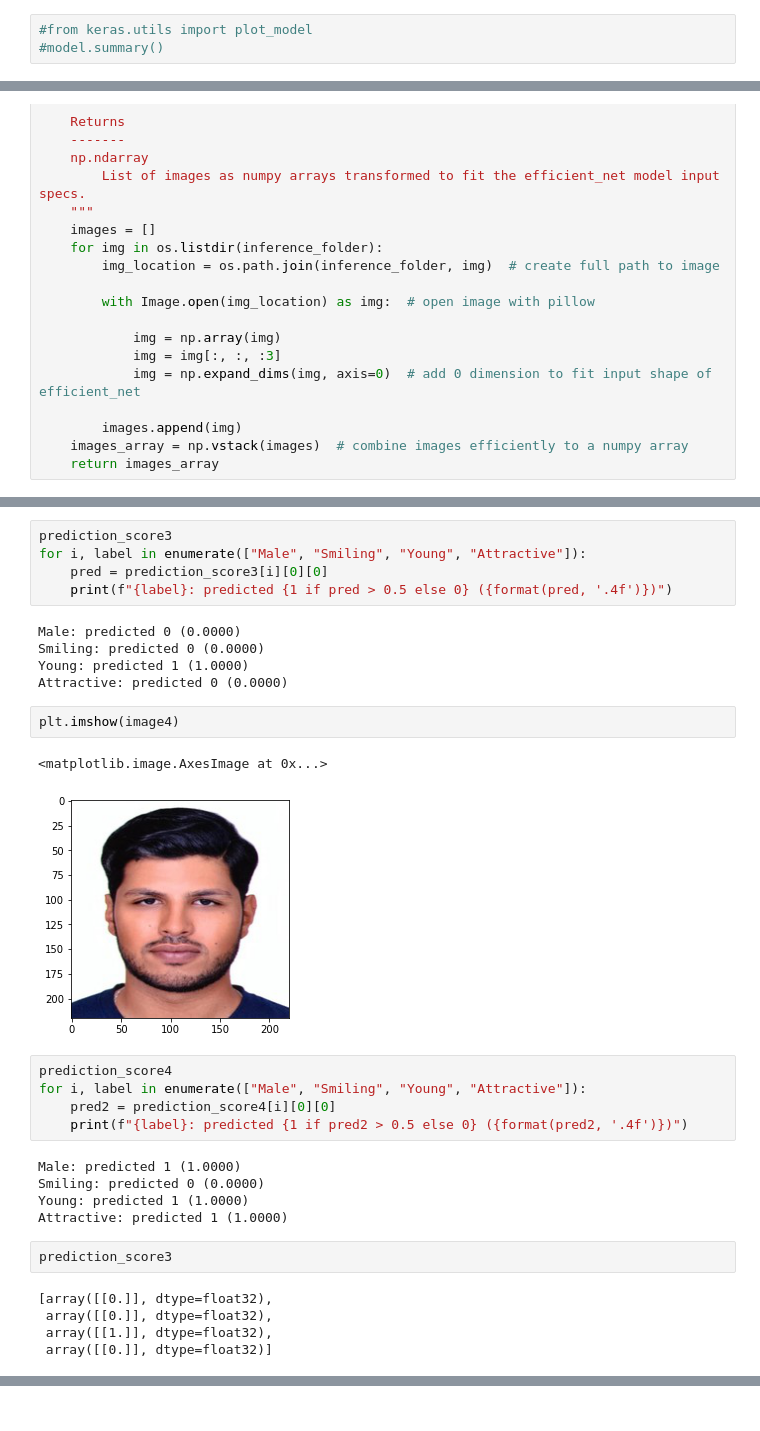
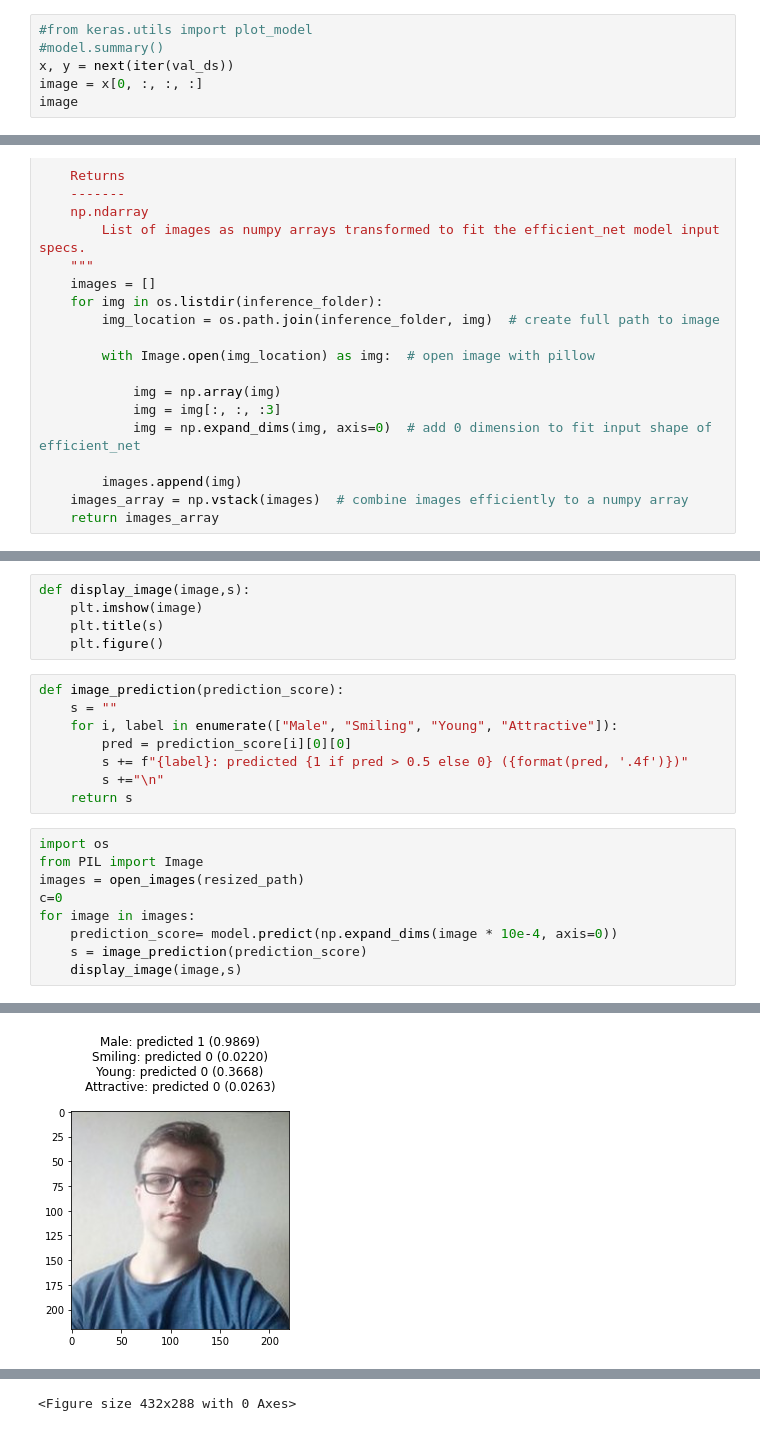
Before and after one commit to Wissem0/Projet-Integrateur-Classification-d-images, a Jupyter notebook: CNN example/4_labels_working.ipynb, the cells around one changed output, grey strips where cells are left out. Drawn from its saved outputs; the diff is of its cells as text.

```diff
--- a/CNN example/4_labels_working.ipynb
+++ b/CNN example/4_labels_working.ipynb
@@ -199,3 +211,6 @@ Attractive: actual 1, predicted 1 (0.6584)
 # %%
 #from keras.utils import plot_model
 #model.summary()
+x, y = next(iter(val_ds))
+image = x[0, :, :, :]
+image
@@ -272,32 +286,23 @@ AttributeError: module 'numpy' has no attribute 'expana_dims'
+# %%
+def display_image(image,s):
+    plt.imshow(image)
+    plt.title(s)
+    plt.figure()
 # %%
-prediction_score3
-for i, label in enumerate(["Male", "Smiling", "Young", "Attractive"]):
-    pred = prediction_score3[i][0][0]
-    print(f"{label}: predicted {1 if pred > 0.5 else 0} ({format(pred, '.4f')})")
+def image_prediction(prediction_score):
+    s = ""
+    for i, label in enumerate(["Male", "Smiling", "Young", "Attractive"]):
+        pred = prediction_score[i][0][0]
+        s += f"{label}: predicted {1 if pred > 0.5 else 0} ({format(pred, '.4f')})"
+        s +="\n"
+    return s
-# %% [output]
-Male: predicted 0 (0.0000)
-Smiling: predicted 0 (0.0000)
-Young: predicted 1 (1.0000)
-Attractive: predicted 0 (0.0000)
-# %%
-plt.imshow(image4)
-# %% [output]
-<matplotlib.image.AxesImage at 0x...>
-[figure, removed]
-# %%
-prediction_score4
-for i, label in enumerate(["Male", "Smiling", "Young", "Attractive"]):
-    pred2 = prediction_score4[i][0][0]
-    print(f"{label}: predicted {1 if pred2 > 0.5 else 0} ({format(pred2, '.4f')})")
-# %% [output]
-Male: predicted 1 (1.0000)
-Smiling: predicted 0 (0.0000)
-Young: predicted 1 (1.0000)
-Attractive: predicted 1 (1.0000)
-# %%
-prediction_score3
-# %% [output]
-[array([[0.]], dtype=float32),
- array([[0.]], dtype=float32),
- array([[1.]], dtype=float32),
- array([[0.]], dtype=float32)]
+# %%
+import os
+from PIL import Image
+images = open_images(resized_path)
+c=0
+for image in images:
+    prediction_score= model.predict(np.expand_dims(image * 10e-4, axis=0))
+    s = image_prediction(prediction_score)
+    display_image(image,s)
+# %% [output]
@@ -303,0 +312 @@ prediction_score3
+[figure, added]
@@ -303,0 +315 @@ prediction_score3
+<Figure size 432x288 with 0 Axes>
```
Also changed, not shown: parts of 14 cells of this notebook, 12 other files.
